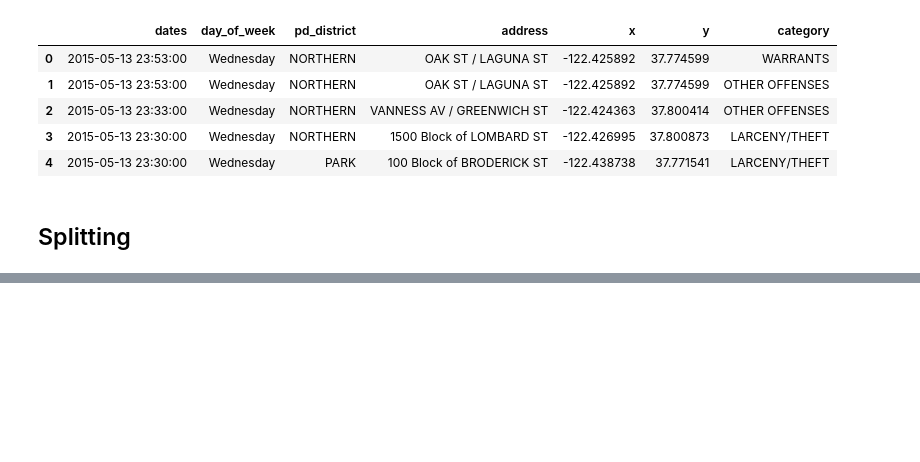
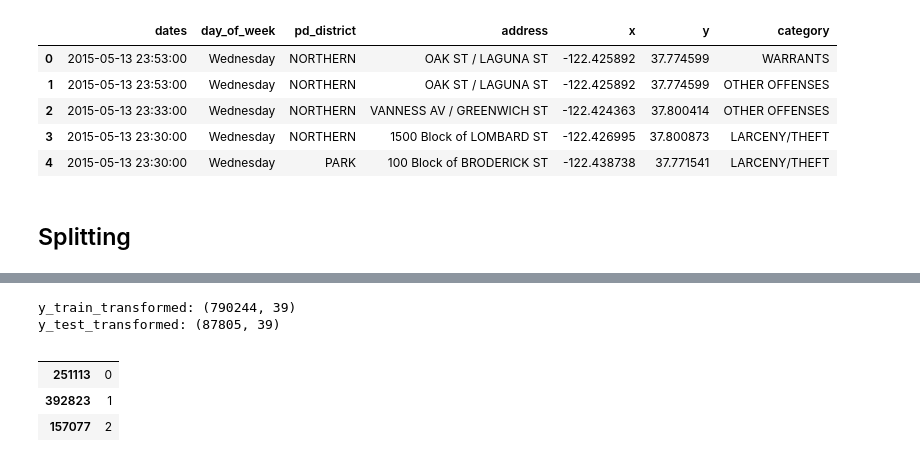
Before and after one commit to marcodeamicis/sf_crime, a Jupyter notebook: notebooks/2_data_preparation_suto.ipynb, the cells around one changed output, grey strips where cells are left out. Drawn from its saved outputs; the diff is of its cells as text; code cells hidden in the pictures; blank space fills up the shorter version.

```diff
--- a/notebooks/2_data_preparation_suto.ipynb
+++ b/notebooks/2_data_preparation_suto.ipynb
@@ -297,0 +323,21 @@ X_train_transformed
+# %%
+ordinal_encoder = OrdinalEncoder(encoding_method='arbitrary')
+y_train_ordinal = ordinal_encoder.fit_transform(y_train)
+y_train_ordinal = y_train_ordinal[sorted(y_train_ordinal.columns)]
+y_train_ordinal.columns = [x[9:] for x in y_train_ordinal.columns]
+
+y_test_ordinal = ordinal_encoder.transform(y_test)
+y_test_ordinal = y_test_ordinal[sorted(y_test_ordinal.columns)]
+y_test_ordinal.columns = [x[9:] for x in y_test_ordinal.columns]
+
+print(f"""y_train_transformed: {y_train_ohe.shape}
+y_test_transformed: {y_test_ohe.shape}""")
+
+y_train_ordinal.head(3)
+# %% [output]
+y_train_transformed: (790244, 39)
+y_test_transformed: (87805, 39)
+|  |  |
+| 251113 | 0 |
+| 392823 | 1 |
+| 157077 | 2 |
```
Also changed, not shown: parts of 7 cells of this notebook, 1 other file.
